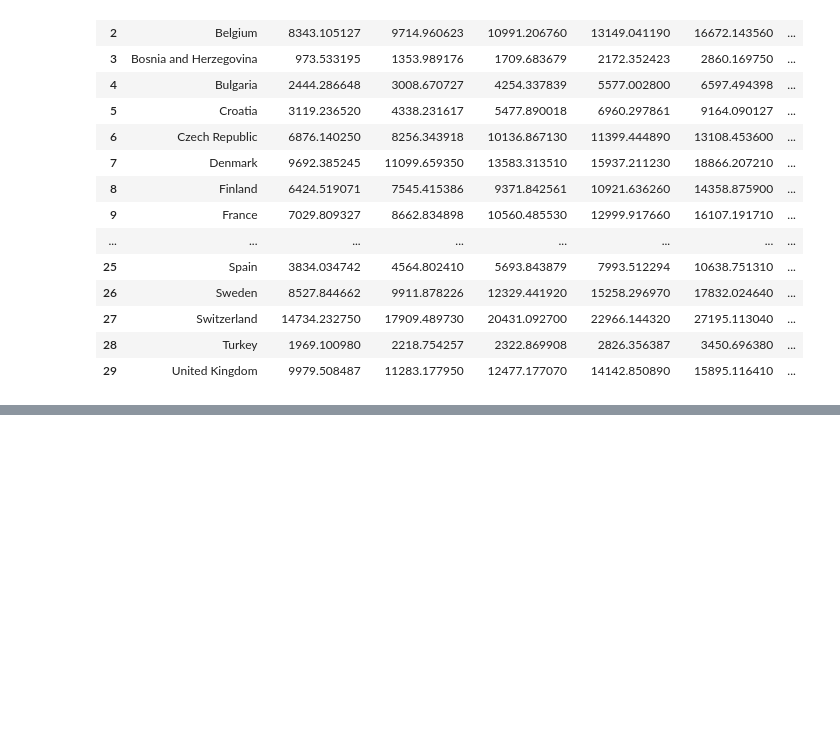
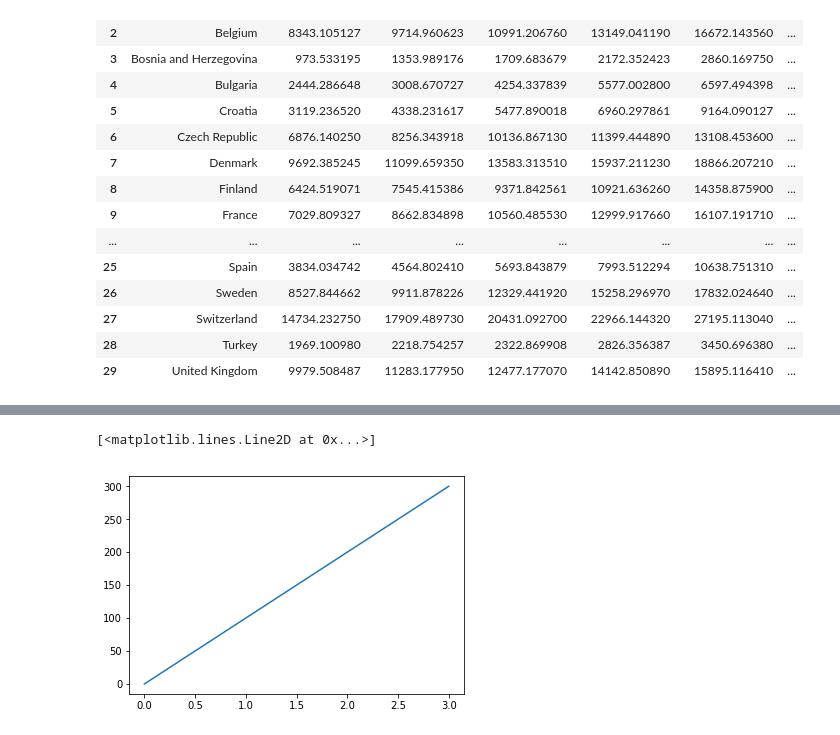
Before and after one commit to xbarros7/Python-Day2, a Jupyter notebook: code/Python_Day2.ipynb, the cells around one changed output, grey strips where cells are left out. Saved outputs shown, nothing was run; the diff lists cells and outputs as text; code cells hidden in the pictures; blank space fills up the shorter version.

```diff
--- a/code/Python_Day2.ipynb
+++ b/code/Python_Day2.ipynb
@@ -39,0 +121,5 @@ data = pd.read_csv('../data/gapminder_gdp_europe.csv')
+# %%
+plt.plot(time,  position)
+# %% [output]
+[<matplotlib.lines.Line2D at 0x...>]
+[figure, added]
```
Also changed, not shown: parts of 25 cells of this notebook.
